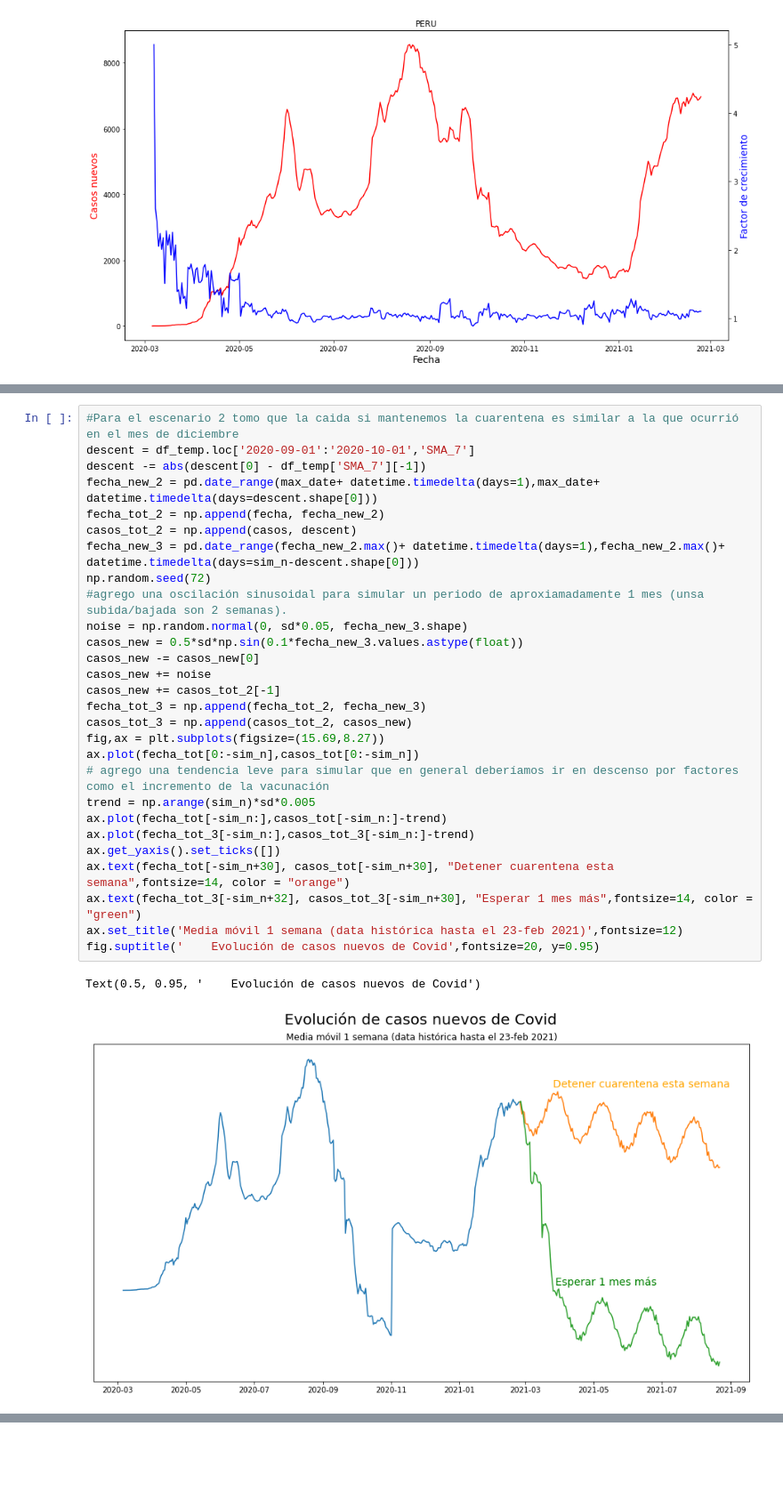
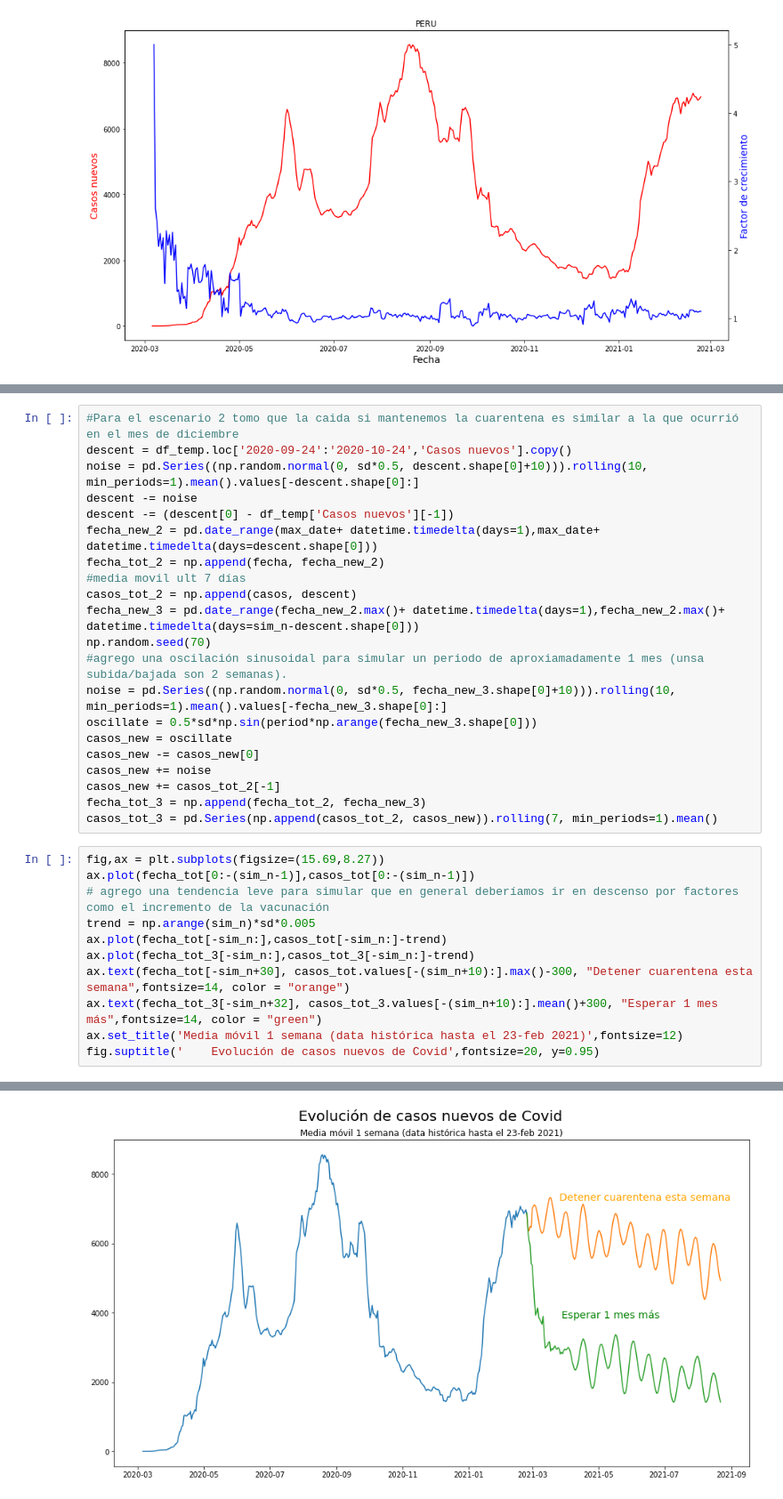
Before and after one commit to PillB/Covid_Public, a Jupyter notebook: Grafico_Covid_Diario_con_proyecciones.ipynb, the cells around one changed output, grey strips where cells are left out. Shown at 89% size. Saved outputs shown, nothing was run; the diff lists cells and outputs as text; blank space fills up the shorter version.

```diff
--- a/Grafico_Covid_Diario_con_proyecciones.ipynb
+++ b/Grafico_Covid_Diario_con_proyecciones.ipynb
@@ -144,31 +111,33 @@ Text(0.5, 1.0, 'Casos Nuevos Covid')
 # %%
 #Para el escenario 2 tomo que la caida si mantenemos la cuarentena es similar a la que ocurrió en el mes de diciembre
-descent = df_temp.loc['2020-09-01':'2020-10-01','SMA_7']
-descent -= abs(descent[0] - df_temp['SMA_7'][-1])
+descent = df_temp.loc['2020-09-24':'2020-10-24','Casos nuevos'].copy()
+noise = pd.Series((np.random.normal(0, sd*0.5, descent.shape[0]+10))).rolling(10, min_periods=1).mean().values[-descent.shape[0]:]
+descent -= noise
+descent -= (descent[0] - df_temp['Casos nuevos'][-1])
 fecha_new_2 = pd.date_range(max_date+ datetime.timedelta(days=1),max_date+ datetime.timedelta(days=descent.shape[0]))
 fecha_tot_2 = np.append(fecha, fecha_new_2)
+#media movil ult 7 días
 casos_tot_2 = np.append(casos, descent)
 fecha_new_3 = pd.date_range(fecha_new_2.max()+ datetime.timedelta(days=1),fecha_new_2.max()+ datetime.timedelta(days=sim_n-descent.shape[0]))
-np.random.seed(72)
+np.random.seed(70)
 #agrego una oscilación sinusoidal para simular un periodo de aproxiamadamente 1 mes (unsa subida/bajada son 2 semanas).
-noise = np.random.normal(0, sd*0.05, fecha_new_3.shape)
-casos_new = 0.5*sd*np.sin(0.1*fecha_new_3.values.astype(float))
+noise = pd.Series((np.random.normal(0, sd*0.5, fecha_new_3.shape[0]+10))).rolling(10, min_periods=1).mean().values[-fecha_new_3.shape[0]:]
+oscillate = 0.5*sd*np.sin(period*np.arange(fecha_new_3.shape[0]))
+casos_new = oscillate
 casos_new -= casos_new[0]
 casos_new += noise
 casos_new += casos_tot_2[-1]
 fecha_tot_3 = np.append(fecha_tot_2, fecha_new_3)
-casos_tot_3 = np.append(casos_tot_2, casos_new)
-fig,ax = plt.subplots(figsize=(15.69,8.27))
-ax.plot(fecha_tot[0:-sim_n],casos_tot[0:-sim_n])
-# agrego una tendencia leve para simular que en general deberíamos ir en descenso por factores como el incremento de la vacunación
-trend = np.arange(sim_n)*sd*0.005
-ax.plot(fecha_tot[-sim_n:],casos_tot[-sim_n:]-trend)
-ax.plot(fecha_tot_3[-sim_n:],casos_tot_3[-sim_n:]-trend)
-ax.get_yaxis().set_ticks([])
-ax.text(fecha_tot[-sim_n+30], casos_tot[-sim_n+30], "Detener cuarentena esta semana",fontsize=14, color = "orange")
-ax.text(fecha_tot_3[-sim_n+32], casos_tot_3[-sim_n+30], "Esperar 1 mes más",fontsize=14, color = "green")
-ax.set_title('Media móvil 1 semana (data histórica hasta el 23-feb 2021)',fontsize=12)
-fig.suptitle('    Evolución de casos nuevos de Covid',fontsize=20, y=0.95)
+casos_tot_3 = pd.Series(np.append(casos_tot_2, casos_new)).rolling(7, min_periods=1).mean()
-# %% [output]
-Text(0.5, 0.95, '    Evolución de casos nuevos de Covid')
-[figure, removed]
+# %%
+fig,ax = plt.subplots(figsize=(15.69,8.27))
+ax.plot(fecha_tot[0:-(sim_n-1)],casos_tot[0:-(sim_n-1)])
+# agrego una tendencia leve para simular que en general deberíamos ir en descenso por factores como el incremento de la vacunación
+trend = np.arange(sim_n)*sd*0.005
+ax.plot(fecha_tot[-sim_n:],casos_tot[-sim_n:]-trend)
+ax.plot(fecha_tot_3[-sim_n:],casos_tot_3[-sim_n:]-trend)
+ax.text(fecha_tot[-sim_n+30], casos_tot.values[-(sim_n+10):].max()-300, "Detener cuarentena esta semana",fontsize=14, color = "orange")
+ax.text(fecha_tot_3[-sim_n+32], casos_tot_3.values[-(sim_n+10):].mean()+300, "Esperar 1 mes más",fontsize=14, color = "green")
+ax.set_title('Media móvil 1 semana (data histórica hasta el 23-feb 2021)',fontsize=12)
+fig.suptitle('    Evolución de casos nuevos de Covid',fontsize=20, y=0.95)
+# %% [output]
@@ -174,0 +145 @@ Text(0.5, 0.95, '    Evolución de casos nuevos de Covid')
+[figure, added]
```
Also changed, not shown: parts of 4 cells of this notebook.
